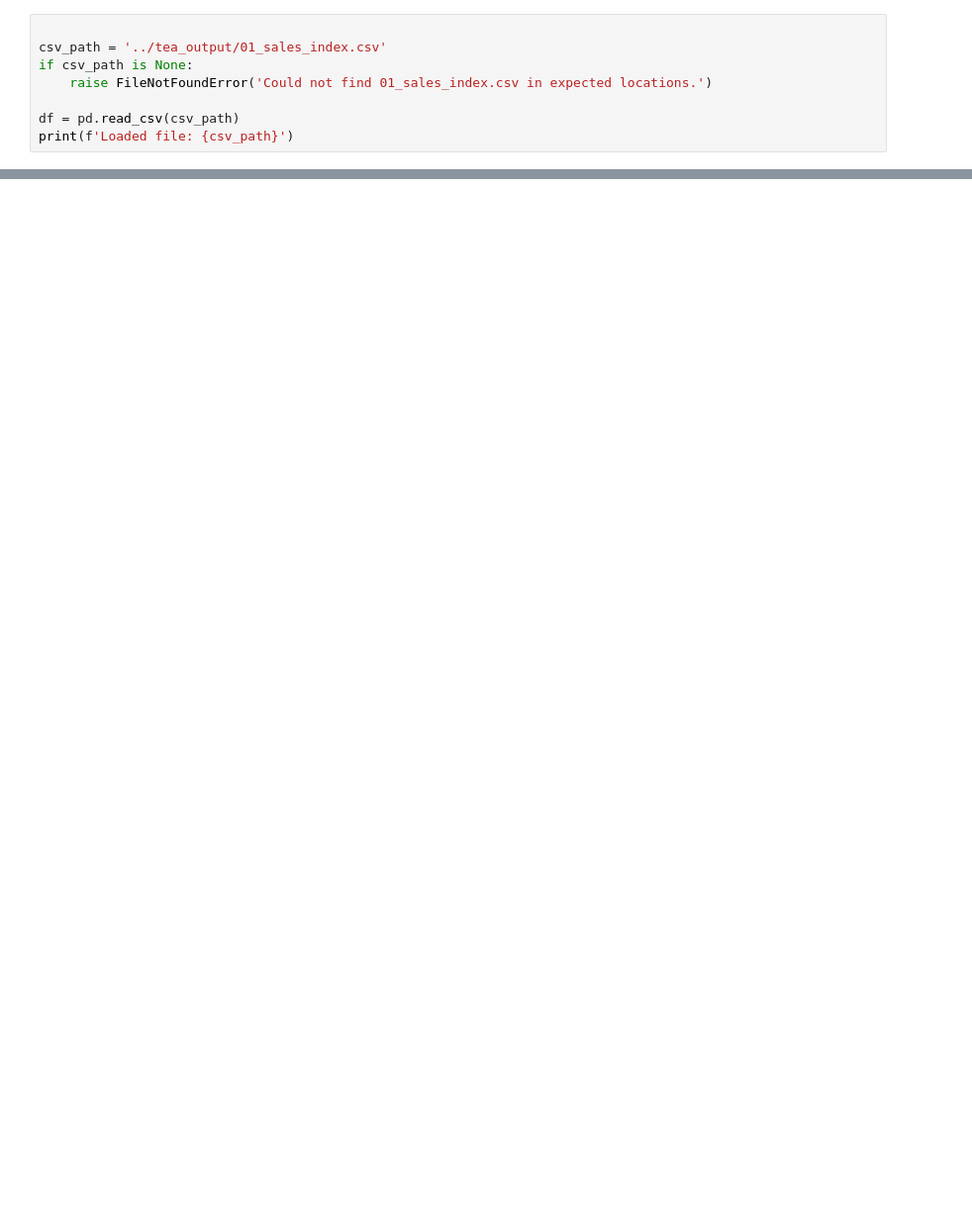
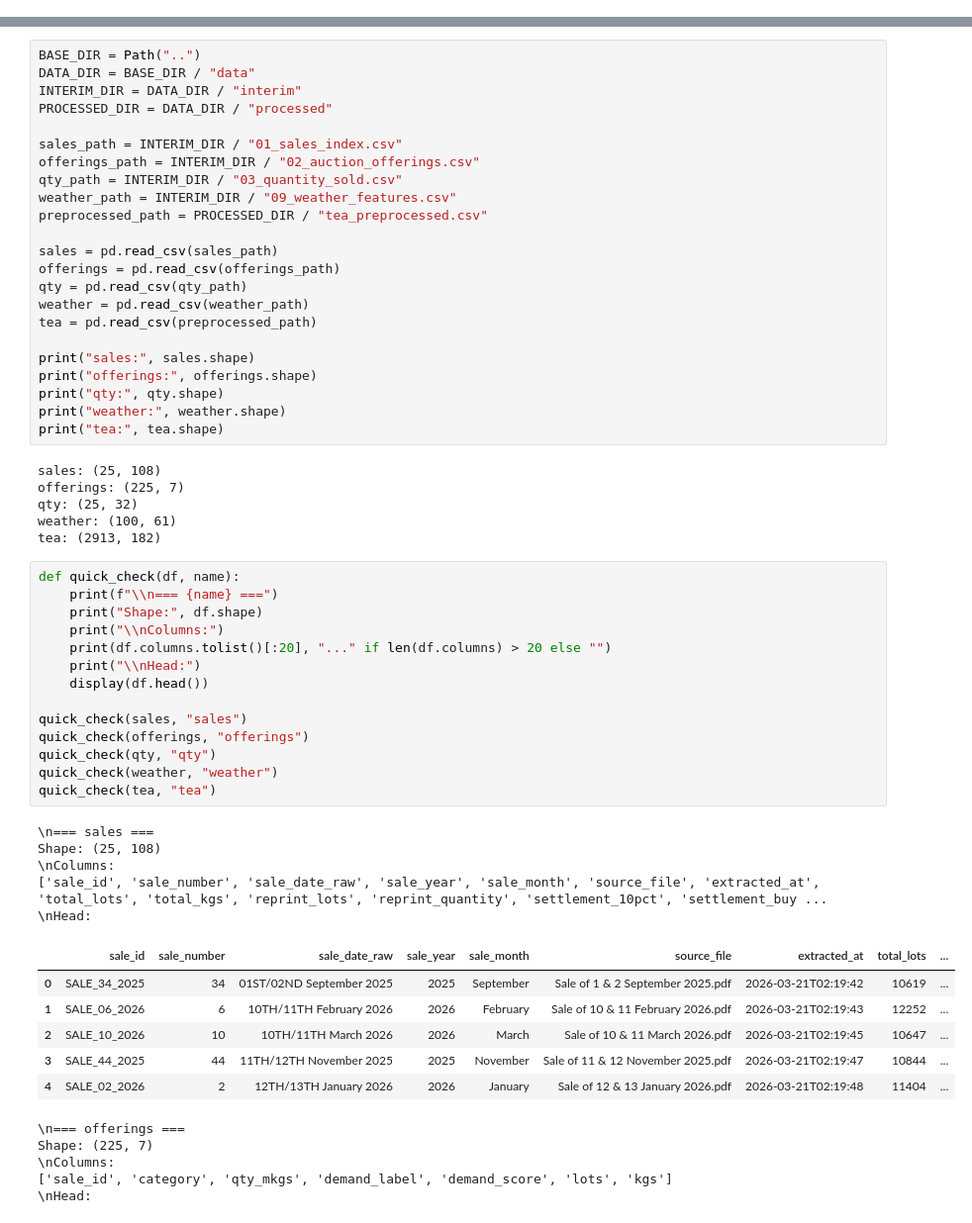
Before and after one commit to hesandism/data-analysis-for-tea-industry, a Jupyter notebook: notebooks/test.ipynb, the cells around one changed output, grey strips where cells are left out. Shown at 99% size. Cells and saved outputs as stored; diff of their text form; blank space fills up the shorter version.

```diff
--- a/notebooks/test.ipynb
+++ b/notebooks/test.ipynb
@@ -5,8 +0,0 @@ from pathlib import Path
-# %%
-
-csv_path = '../tea_output/01_sales_index.csv'
-if csv_path is None:
-    raise FileNotFoundError('Could not find 01_sales_index.csv in expected locations.')
-
-df = pd.read_csv(csv_path)
-print(f'Loaded file: {csv_path}')
@@ -247,0 +24,60 @@ plt.show()
+# %%
+BASE_DIR = Path("..")
+DATA_DIR = BASE_DIR / "data"
+INTERIM_DIR = DATA_DIR / "interim"
+PROCESSED_DIR = DATA_DIR / "processed"
+
+sales_path = INTERIM_DIR / "01_sales_index.csv"
+offerings_path = INTERIM_DIR / "02_auction_offerings.csv"
+qty_path = INTERIM_DIR / "03_quantity_sold.csv"
+weather_path = INTERIM_DIR / "09_weather_features.csv"
+preprocessed_path = PROCESSED_DIR / "tea_preprocessed.csv"
+
+sales = pd.read_csv(sales_path)
+offerings = pd.read_csv(offerings_path)
+qty = pd.read_csv(qty_path)
+weather = pd.read_csv(weather_path)
+tea = pd.read_csv(preprocessed_path)
+
+print("sales:", sales.shape)
+print("offerings:", offerings.shape)
+print("qty:", qty.shape)
+print("weather:", weather.shape)
+print("tea:", tea.shape)
+# %% [output]
+sales: (25, 108)
+offerings: (225, 7)
+qty: (25, 32)
+weather: (100, 61)
+tea: (2913, 182)
+# %%
+def quick_check(df, name):
+    print(f"\\n=== {name} ===")
+    print("Shape:", df.shape)
+    print("\\nColumns:")
+    print(df.columns.tolist()[:20], "..." if len(df.columns) > 20 else "")
+    print("\\nHead:")
+    display(df.head())
+
+quick_check(sales, "sales")
+quick_check(offerings, "offerings")
+quick_check(qty, "qty")
+quick_check(weather, "weather")
+quick_check(tea, "tea")
+# %% [output]
+\n=== sales ===
+Shape: (25, 108)
+\nColumns:
+['sale_id', 'sale_number', 'sale_date_raw', 'sale_year', 'sale_month', 'source_file', 'extracted_at', 'total_lots', 'total_kgs', 'reprint_lots', 'reprint_quantity', 'settlement_10pct', 'settlement_buy ...
+\nHead:
+|  | sale_id | sale_number | sale_date_raw | sale_year | sale_month | source_file | extracted_at | total_lots | ... |
+| 0 | SALE_34_2025 | 34 | 01ST/02ND September 2025 | 2025 | September | Sale of 1 & 2 September 2025.pdf | 2026-03-21T02:19:42 | 10619 | ... |
+| 1 | SALE_06_2026 | 6 | 10TH/11TH February 2026 | 2026 | February | Sale of 10 & 11 February 2026.pdf | 2026-03-21T02:19:43 | 12252 | ... |
+| 2 | SALE_10_2026 | 10 | 10TH/11TH March 2026 | 2026 | March | Sale of 10 & 11 March 2026.pdf | 2026-03-21T02:19:45 | 10647 | ... |
+| 3 | SALE_44_2025 | 44 | 11TH/12TH November 2025 | 2025 | November | Sale of 11 & 12 November 2025.pdf | 2026-03-21T02:19:47 | 10844 | ... |
+| 4 | SALE_02_2026 | 2 | 12TH/13TH January 2026 | 2026 | January | Sale of 12 & 13 January 2026.pdf | 2026-03-21T02:19:48 | 11404 | ... |
+\n=== offerings ===
+Shape: (225, 7)
+\nColumns:
+['sale_id', 'category', 'qty_mkgs', 'demand_label', 'demand_score', 'lots', 'kgs']
+\nHead:
```
Also changed, not shown: parts of 20 cells of this notebook, 14 other files.
